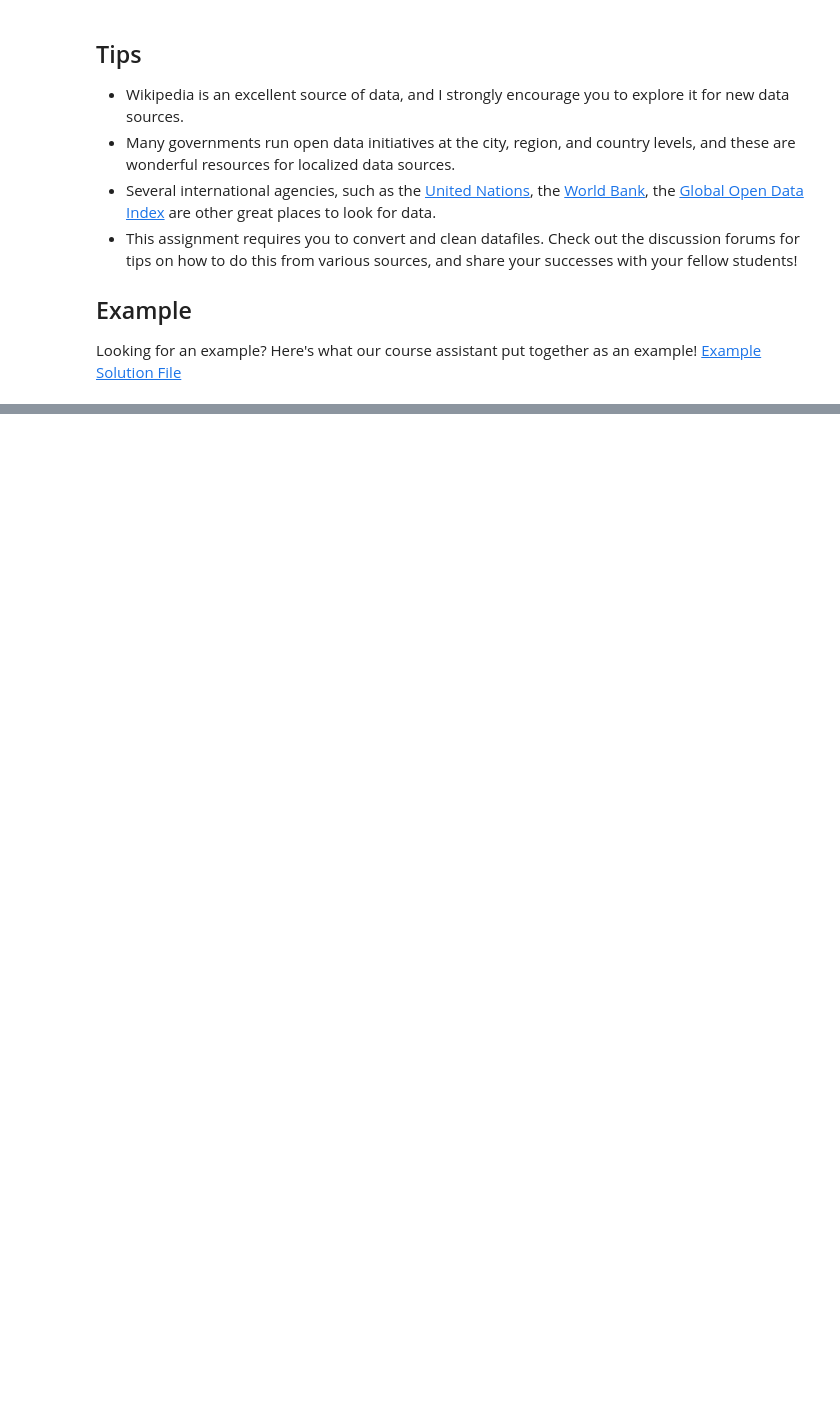
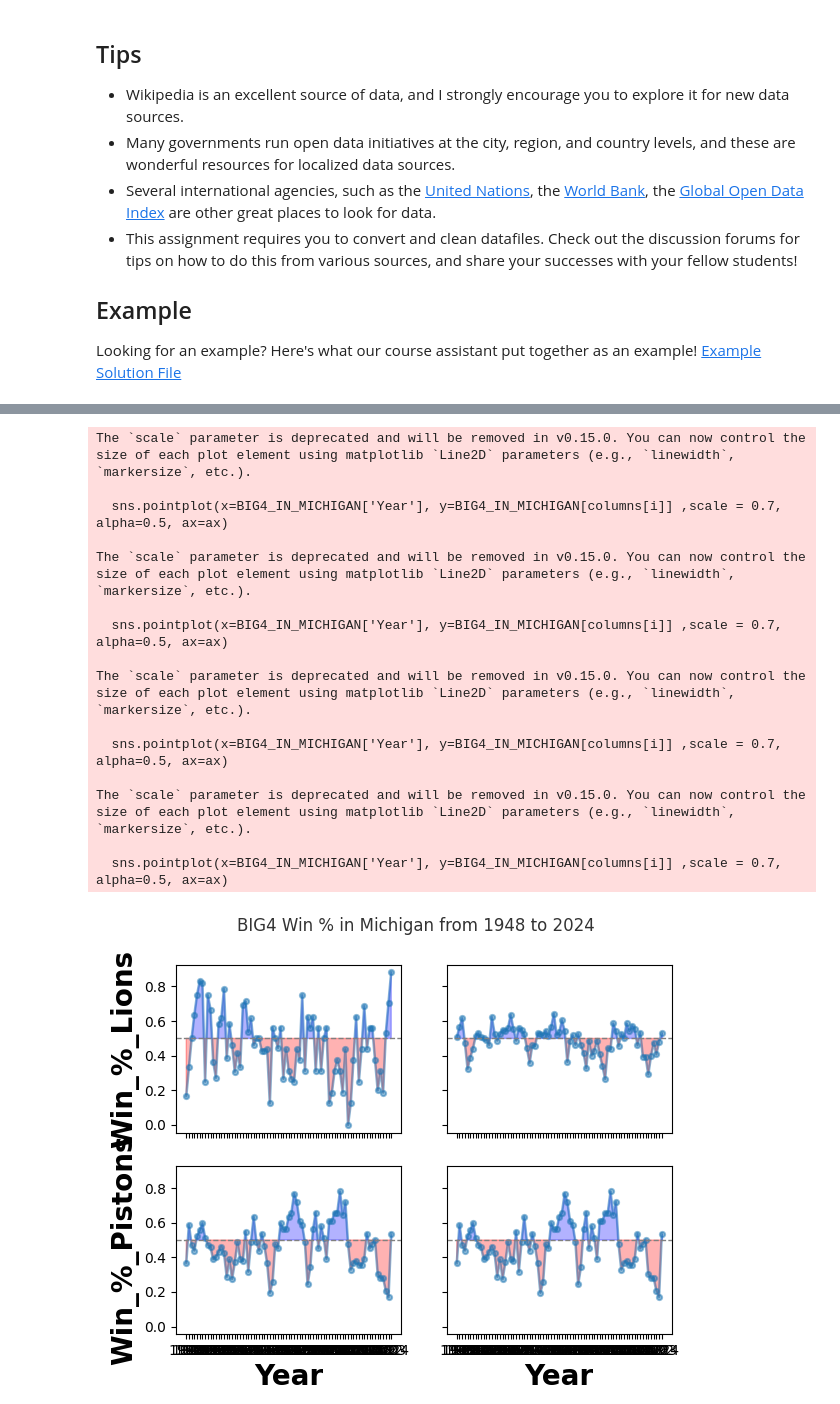
Before and after one commit to vanpipy/AppliedDataScienceWithPython, a Jupyter notebook: assignments/course2_assignment4/assignment4.ipynb, the cells around one changed output, grey strips where cells are left out. Cells and saved outputs as stored; diff of their text form; code cells hidden in the pictures; blank space fills up the shorter version.

```diff
--- a/assignments/course2_assignment4/assignment4.ipynb
+++ b/assignments/course2_assignment4/assignment4.ipynb
@@ -198,0 +119,34 @@ plt.gcf().canvas.mpl_connect('button_press_event', onclick)
+# %%
+columns = ['Win_%_Lions', 'Win_%_Tigers', 'Win_%_Pistons', 'Win_%_RedWings']
+colors = ['g','b','y','r']
+titles = ['NFL: Lions','MLB: Tigers','NBA: Pistons','NHL: Red Wings']
+axis = [0,20,0,0.8]
+y = 0.5
+
+fig, ((ax1,ax2), (ax3,ax4)) = plt.subplots(2, 2, sharex=True, sharey=True)
+axs = [ax1, ax2, ax3, ax4]
+fig.suptitle('BIG4 Win % in Michigan from 1948 to 2024',alpha=0.8);
+
+for i in range(len(axs)):
+    ax = axs[i]
+    sns.pointplot(x=BIG4_IN_MICHIGAN['Year'], y=BIG4_IN_MICHIGAN[columns[i]] ,scale = 0.7, alpha=0.5, ax=ax)
+    ax.axhline(y=0.5, color='gray', linewidth=1, linestyle='--')
+    ax.fill_between(range(0, 77), 0.5, BIG4_IN_MICHIGAN[columns[i]], where=(BIG4_IN_MICHIGAN[columns[i]] < y), color='red', interpolate=True, alpha=0.3)
+    ax.fill_between(range(0, 77), 0.5, BIG4_IN_MICHIGAN[columns[i]], where=(BIG4_IN_MICHIGAN[columns[i]] > y), color='blue', interpolate=True, alpha=0.3)
+# %% [output]
+The `scale` parameter is deprecated and will be removed in v0.15.0. You can now control the size of each plot element using matplotlib `Line2D` parameters (e.g., `linewidth`, `markersize`, etc.).
+
+  sns.pointplot(x=BIG4_IN_MICHIGAN['Year'], y=BIG4_IN_MICHIGAN[columns[i]] ,scale = 0.7, alpha=0.5, ax=ax)
+
+The `scale` parameter is deprecated and will be removed in v0.15.0. You can now control the size of each plot element using matplotlib `Line2D` parameters (e.g., `linewidth`, `markersize`, etc.).
+
+  sns.pointplot(x=BIG4_IN_MICHIGAN['Year'], y=BIG4_IN_MICHIGAN[columns[i]] ,scale = 0.7, alpha=0.5, ax=ax)
+
+The `scale` parameter is deprecated and will be removed in v0.15.0. You can now control the size of each plot element using matplotlib `Line2D` parameters (e.g., `linewidth`, `markersize`, etc.).
+
+  sns.pointplot(x=BIG4_IN_MICHIGAN['Year'], y=BIG4_IN_MICHIGAN[columns[i]] ,scale = 0.7, alpha=0.5, ax=ax)
+
+The `scale` parameter is deprecated and will be removed in v0.15.0. You can now control the size of each plot element using matplotlib `Line2D` parameters (e.g., `linewidth`, `markersize`, etc.).
+
+  sns.pointplot(x=BIG4_IN_MICHIGAN['Year'], y=BIG4_IN_MICHIGAN[columns[i]] ,scale = 0.7, alpha=0.5, ax=ax)
+[figure, added]
```
Also changed, not shown: parts of 6 cells of this notebook, 4 other files.
